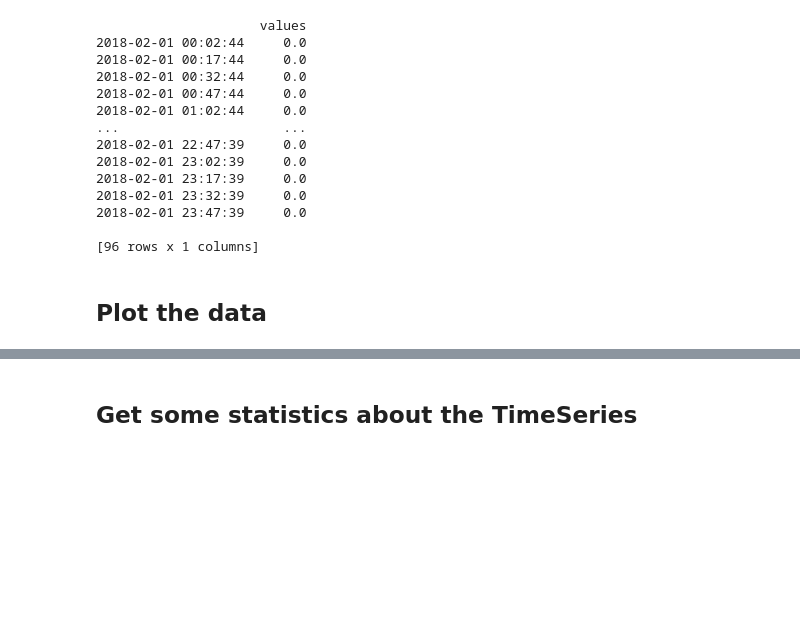
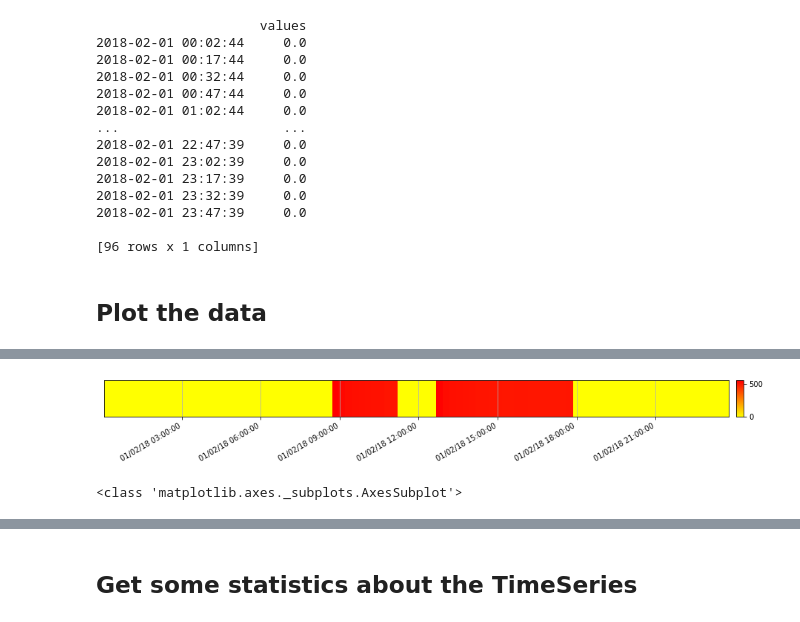
Before and after one commit to timeatlas-dev/timeatlas, a Jupyter notebook: notebooks/presentation.ipynb, the cells around one changed output, grey strips where cells are left out. Cells and saved outputs as stored; diff of their text form; code cells hidden in the pictures; blank space fills up the shorter version.

```diff
--- a/notebooks/presentation.ipynb
+++ b/notebooks/presentation.ipynb
@@ -43,0 +46,5 @@ ta.plots.kde(ts)
+# %%
+ta.plots.status(ts)
+# %% [output]
+[figure, added]
+<class 'matplotlib.axes._subplots.AxesSubplot'>
```
Also changed, not shown: parts of 9 cells of this notebook, 1 other file.
